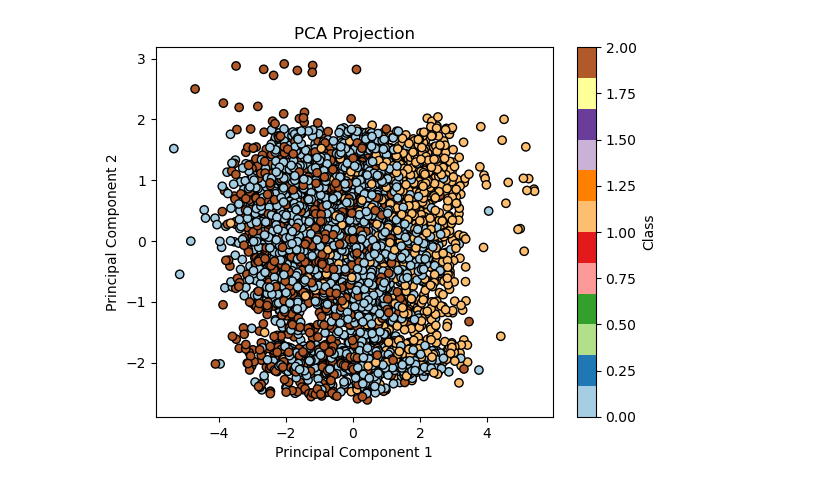
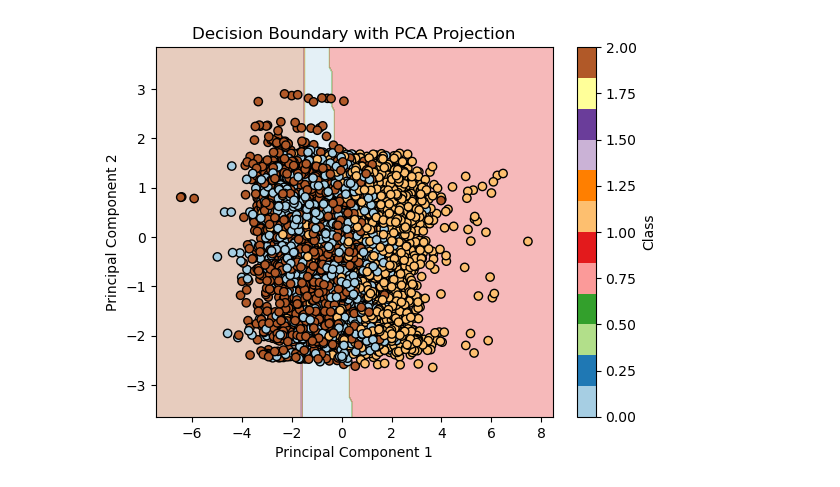
Before and after one commit to isabellebyrne/MATH4570-final-project, a Jupyter notebook: svm.ipynb, the cells around one changed output. Saved outputs shown, nothing was run; the diff lists cells and outputs as text; code cells hidden in the pictures.

```diff
--- a/svm.ipynb
+++ b/svm.ipynb
@@ -131,18 +136,37 @@ plot_class_distribution(y_train)
-# %%
-# PCA visualization
-def plot_pca(X, y):
-    pca = PCA(n_components=2)
-    X_pca = pca.fit_transform(X)
-    plt.scatter(X_pca[:, 0], X_pca[:, 1], c=y, cmap=plt.cm.Paired, edgecolor='k')
-    plt.xlabel("Principal Component 1")
-    plt.ylabel("Principal Component 2")
-    plt.title("PCA Projection")
-    plt.colorbar(label="Class")
-    plt.show()
-
-plot_pca(x_train, y_train)
-# %% [output]
-[figure, removed]
+# %%
+def plot_pca(X, y):
+    pca = PCA(n_components=2)
+    X_pca = pca.fit_transform(X)
+    plt.scatter(X_pca[:, 0], X_pca[:, 1], c=y, cmap=plt.cm.Paired, edgecolor='k')
+    plt.xlabel("Principal Component 1")
+    plt.ylabel("Principal Component 2")
+    plt.title("PCA Projection")
+    plt.colorbar(label="Class")
+    plt.show()
+
+def plot_decision_boundary(X, y, model):
+    pca = PCA(n_components=2)
+    X_pca = pca.fit_transform(X)
+
+    x_min, x_max = X_pca[:, 0].min() - 1, X_pca[:, 0].max() + 1
+    y_min, y_max = X_pca[:, 1].min() - 1, X_pca[:, 1].max() + 1
+    xx, yy = np.meshgrid(np.arange(x_min, x_max, 0.1),
+                         np.arange(y_min, y_max, 0.1))
+
+    Z = model.predict(pca.inverse_transform(np.c_[xx.ravel(), yy.ravel()]))
+    Z = Z.reshape(xx.shape)
+
+    plt.contourf(xx, yy, Z, alpha=0.3, cmap=plt.cm.Paired)
+    plt.scatter(X_pca[:, 0], X_pca[:, 1], c=y, edgecolor='k', cmap=plt.cm.Paired)
+    plt.xlabel("Principal Component 1")
+    plt.ylabel("Principal Component 2")
+    plt.title("Decision Boundary with PCA Projection")
+    plt.colorbar(label="Class")
+    plt.show()
+
+plot_decision_boundary(x_train, y_train, grid.best_estimator_)
+# %% [output]
+[figure, added]
 # %%
 # Pivot table for heatmap
 def plot_hyperparameter_heatmap(results):
```
Also changed, not shown: parts of 9 cells of this notebook.
